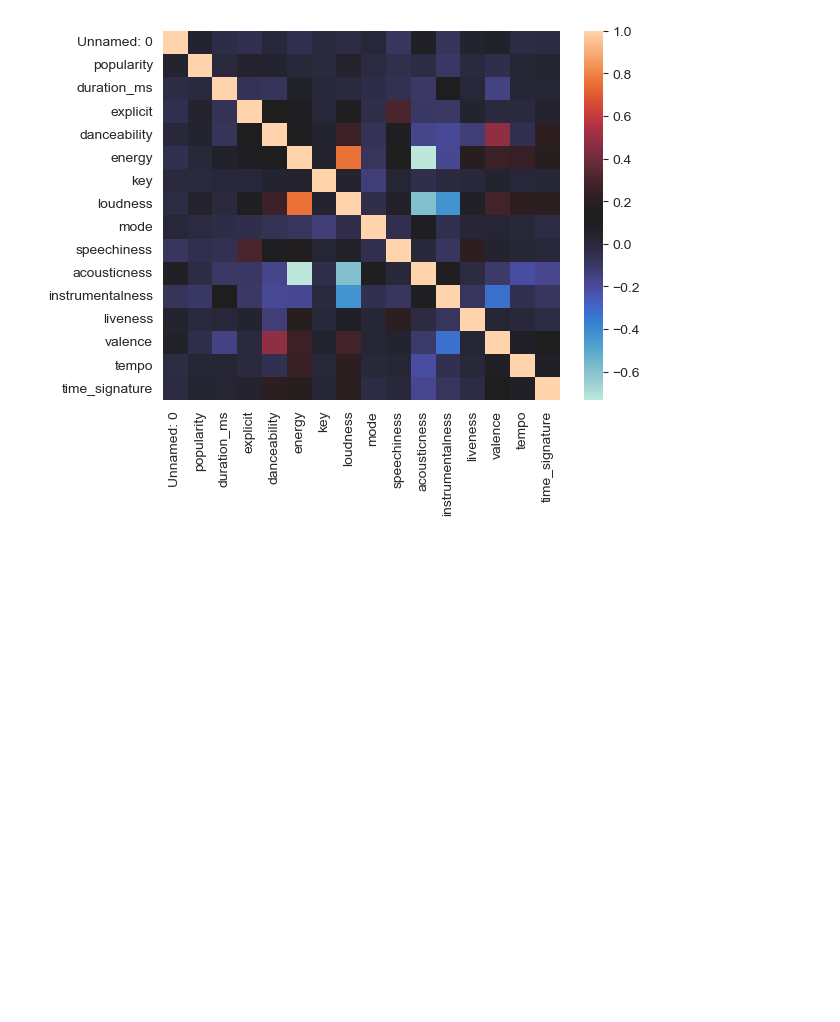
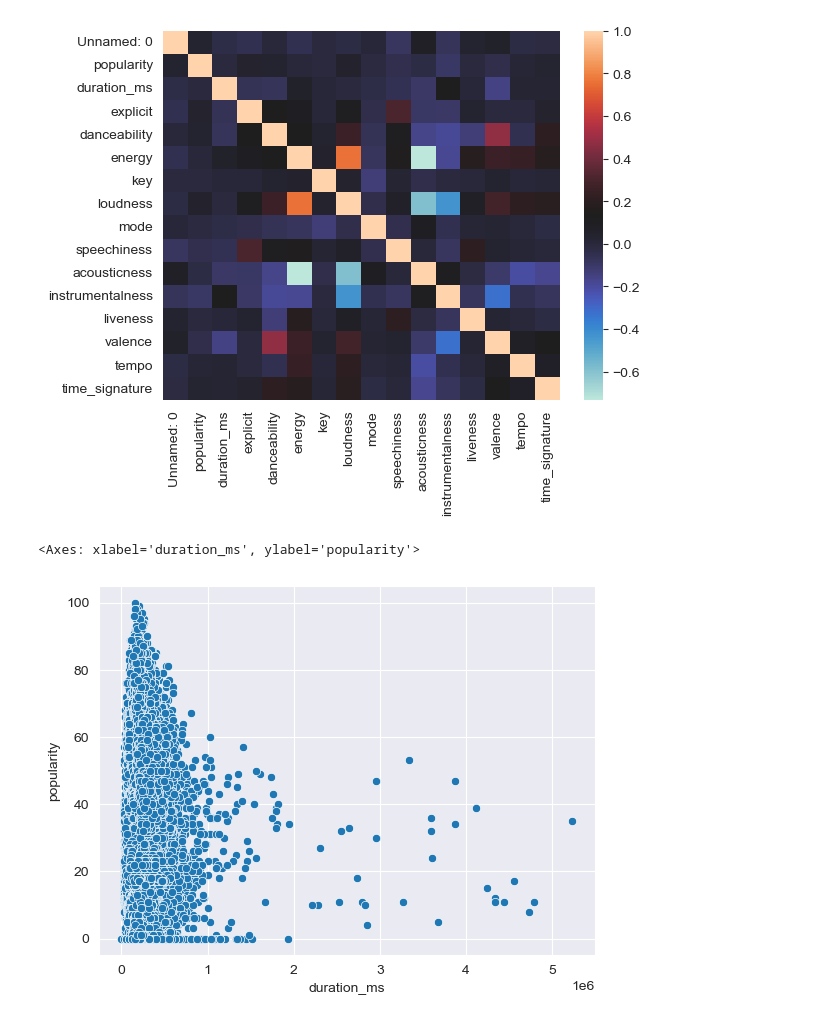
Before and after one commit to blqnk3d/DSAI_Project, a Jupyter notebook: eckl_analystics.ipynb, the cells around one changed output. Cells and saved outputs as stored; diff of their text form; code cells hidden in the pictures; blank space fills up the shorter version.

```diff
--- a/eckl_analystics.ipynb
+++ b/eckl_analystics.ipynb
@@ -31,3 +31,8 @@ sns.heatmap(dataFrm.corr(numeric_only=True), cmap='icefire')
 # %% [output]
 <Axes: >
 [figure]
+# %%
+sns.scatterplot(data=dataFrm, x='duration_ms', y='popularity')
+# %% [output]
+<Axes: xlabel='duration_ms', ylabel='popularity'>
+[figure, added]
```
Also changed, not shown: parts of 3 cells of this notebook.
